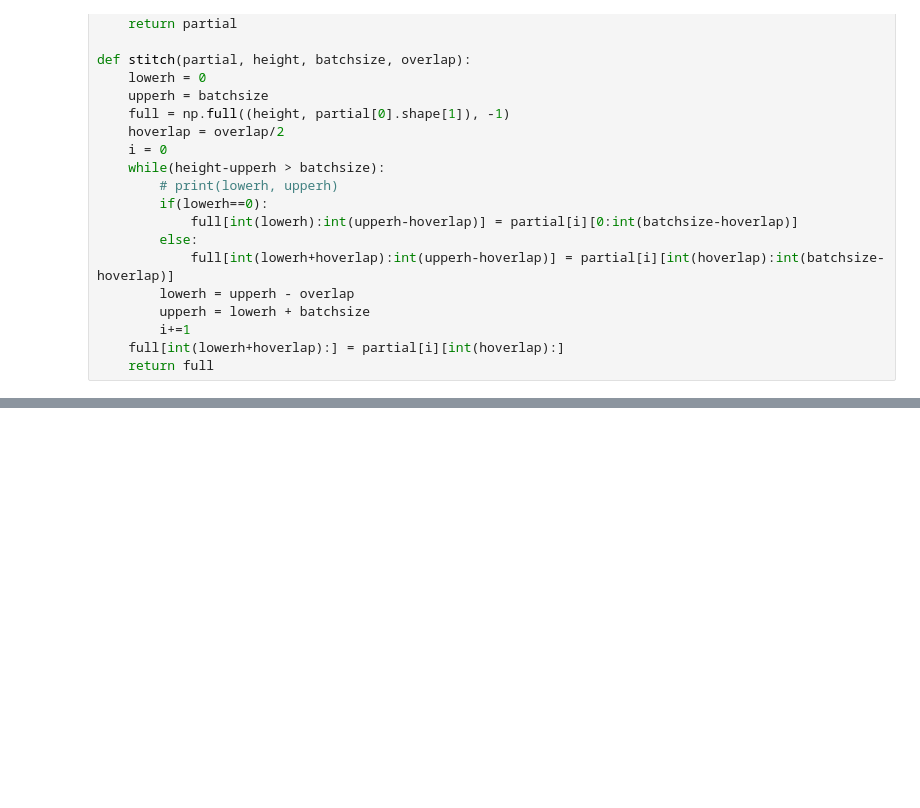
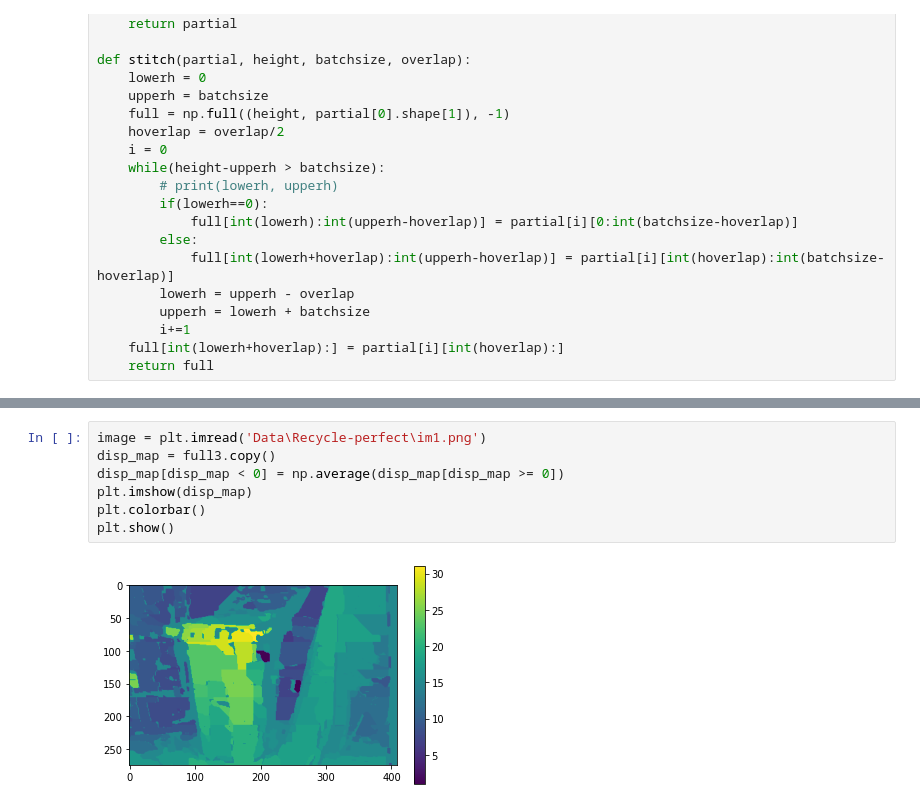
Before and after one commit to BaldPulse/Stereo_depth_energy, a Jupyter notebook: stiching.ipynb, the cells around one changed output, grey strips where cells are left out. Cells and saved outputs as stored; diff of their text form; blank space fills up the shorter version.

```diff
--- a/stiching.ipynb
+++ b/stiching.ipynb
@@ -54,0 +44,9 @@ plt.colorbar()
+# %%
+image = plt.imread('Data\Recycle-perfect\im1.png')
+disp_map = full3.copy()
+disp_map[disp_map < 0] = np.average(disp_map[disp_map >= 0])
+plt.imshow(disp_map)
+plt.colorbar()
+plt.show()
+# %% [output]
+[figure, added]
```
Also changed, not shown: parts of 10 cells of this notebook, 1 other file.
